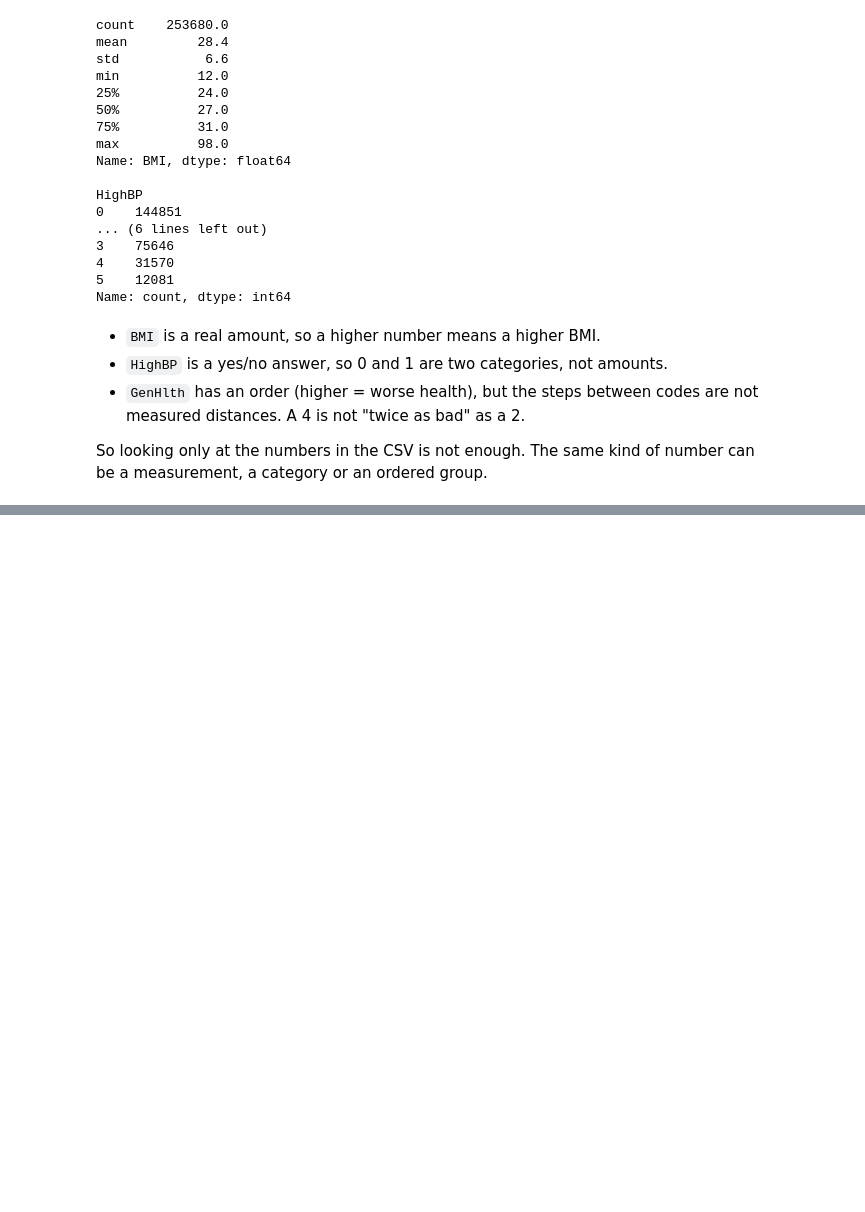
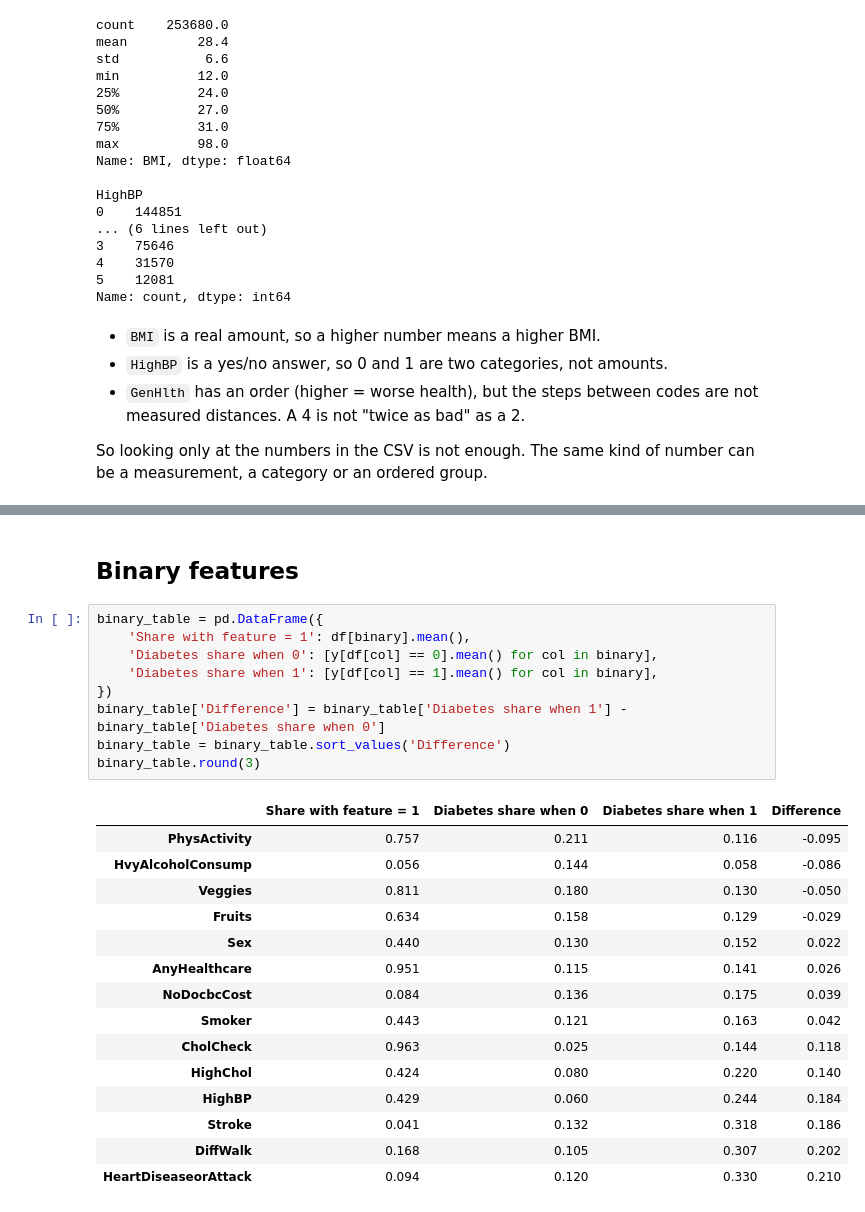
Before and after one commit to Muggenpvp/machine_learning_group2, a Jupyter notebook: assignment2/assignment2.ipynb, the cells around one changed output, grey strips where cells are left out. Drawn from its saved outputs; the diff is of its cells as text; blank space fills up the shorter version.

```diff
--- a/assignment2/assignment2.ipynb
+++ b/assignment2/assignment2.ipynb
@@ -100,0 +171,27 @@ So looking only at the numbers in the CSV is not enough. The same kind of number
+# %% [markdown]
+## Binary features
+# %%
+binary_table = pd.DataFrame({
+    'Share with feature = 1': df[binary].mean(),
+    'Diabetes share when 0': [y[df[col] == 0].mean() for col in binary],
+    'Diabetes share when 1': [y[df[col] == 1].mean() for col in binary],
+})
+binary_table['Difference'] = binary_table['Diabetes share when 1'] - binary_table['Diabetes share when 0']
+binary_table = binary_table.sort_values('Difference')
+binary_table.round(3)
+# %% [output]
+|  | Share with feature = 1 | Diabetes share when 0 | Diabetes share when 1 | Difference |
+| PhysActivity | 0.757 | 0.211 | 0.116 | -0.095 |
+| HvyAlcoholConsump | 0.056 | 0.144 | 0.058 | -0.086 |
+| Veggies | 0.811 | 0.180 | 0.130 | -0.050 |
+| Fruits | 0.634 | 0.158 | 0.129 | -0.029 |
+| Sex | 0.440 | 0.130 | 0.152 | 0.022 |
+| AnyHealthcare | 0.951 | 0.115 | 0.141 | 0.026 |
+| NoDocbcCost | 0.084 | 0.136 | 0.175 | 0.039 |
+| Smoker | 0.443 | 0.121 | 0.163 | 0.042 |
+| CholCheck | 0.963 | 0.025 | 0.144 | 0.118 |
+| HighChol | 0.424 | 0.080 | 0.220 | 0.140 |
+| HighBP | 0.429 | 0.060 | 0.244 | 0.184 |
+| Stroke | 0.041 | 0.132 | 0.318 | 0.186 |
+| DiffWalk | 0.168 | 0.105 | 0.307 | 0.202 |
+| HeartDiseaseorAttack | 0.094 | 0.120 | 0.330 | 0.210 |
```
Also changed, not shown: parts of 13 cells of this notebook.
